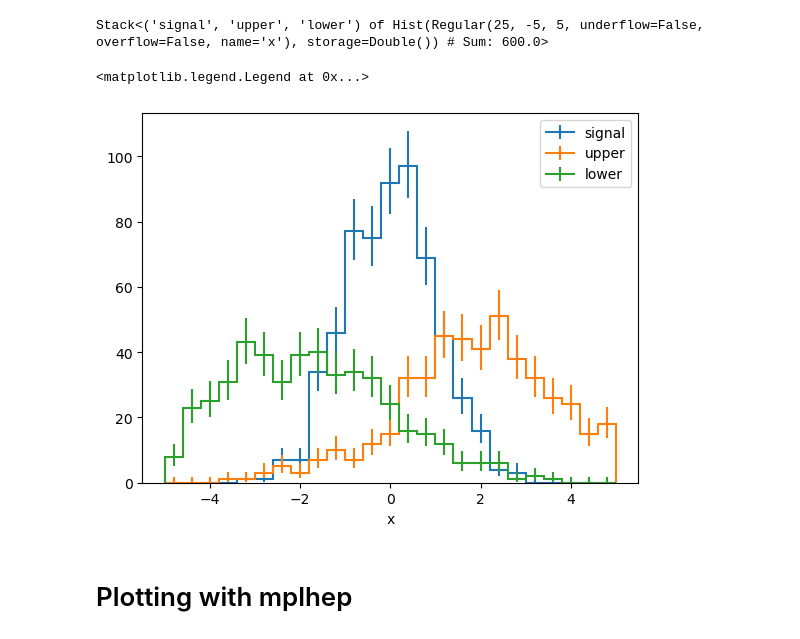
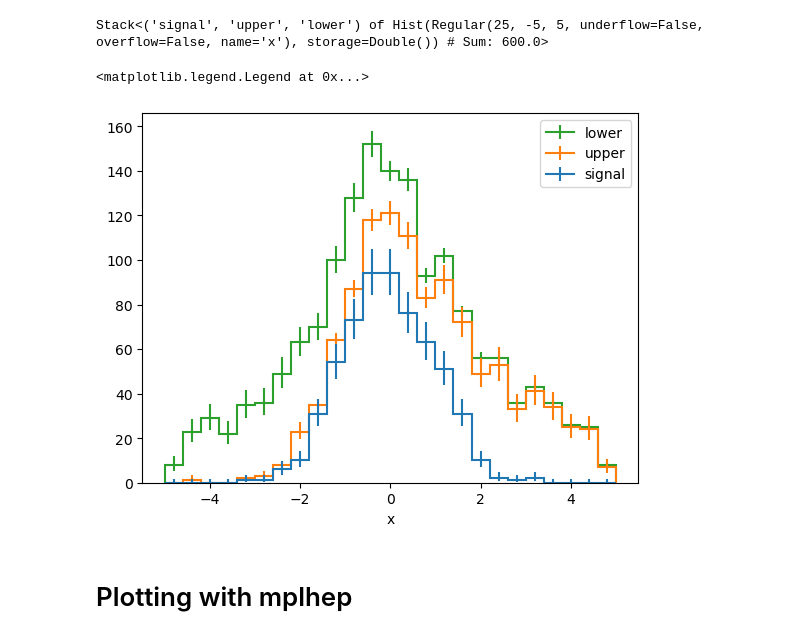
Before and after one commit to valsdav/PyHEPTutorial_INFN_InteractiveAnalysisWorkshop, a Jupyter notebook: 2_Histograms_and_plotting.ipynb, the cells around one changed output. Drawn from its saved outputs; the diff is of its cells as text; code cells hidden in the pictures.

```diff
--- a/2_Histograms_and_plotting.ipynb
+++ b/2_Histograms_and_plotting.ipynb
@@ -372,11 +372,11 @@ s
 # %% [output]
 Stack<('signal', 'upper', 'lower') of Hist(Regular(25, -5, 5, underflow=False, overflow=False, name='x'), storage=Double()) # Sum: 600.0>
 # %%
-s.plot()
+s.plot(stack=True)
 plt.legend()
 # %% [output]
 <matplotlib.legend.Legend at 0x...>
-[figure, old version]
+[figure, new version]
 # %% [markdown]
 # Plotting with mplhep
 # %% [markdown]
```
Also changed, not shown: parts of 10 cells of this notebook, 3 other files.
